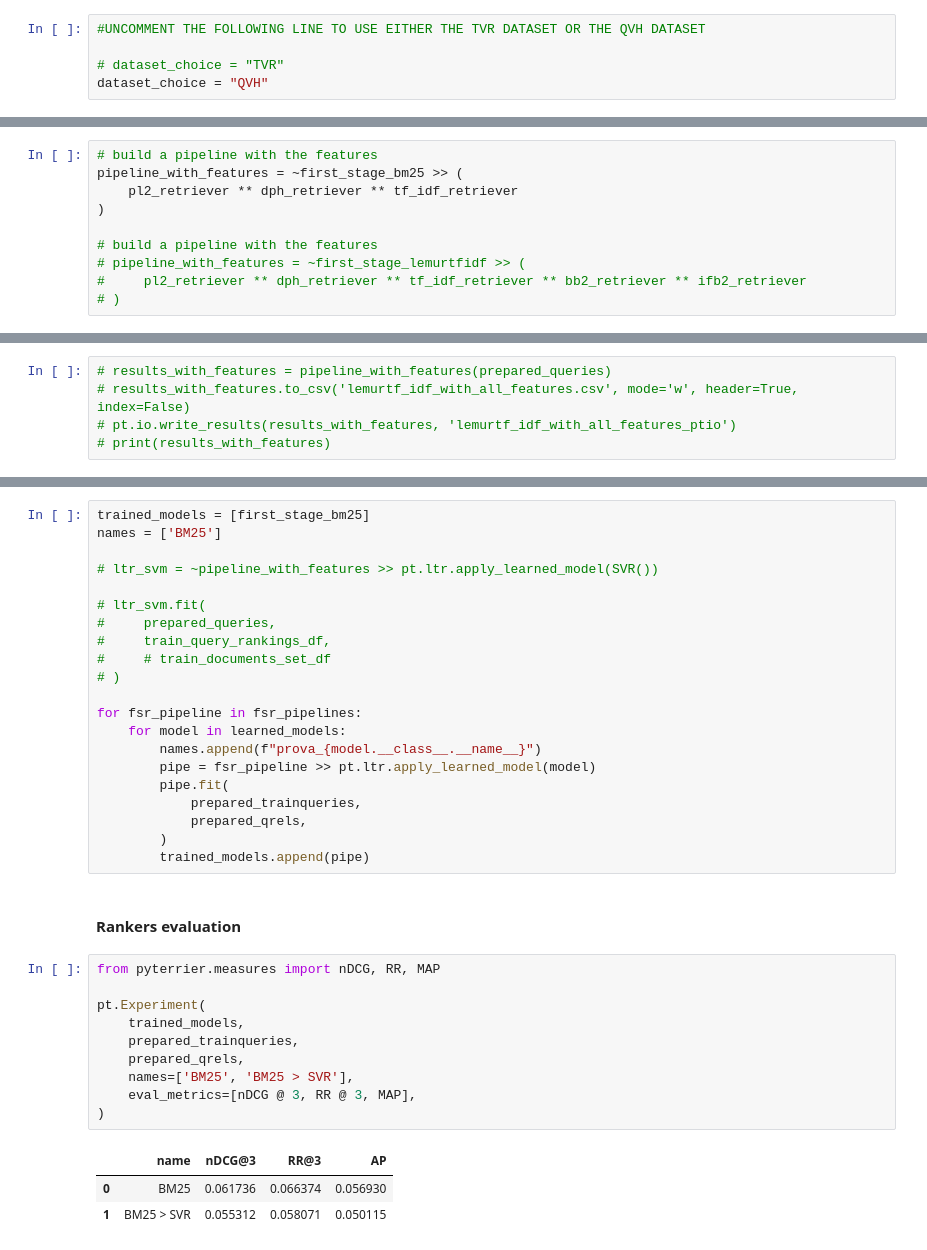
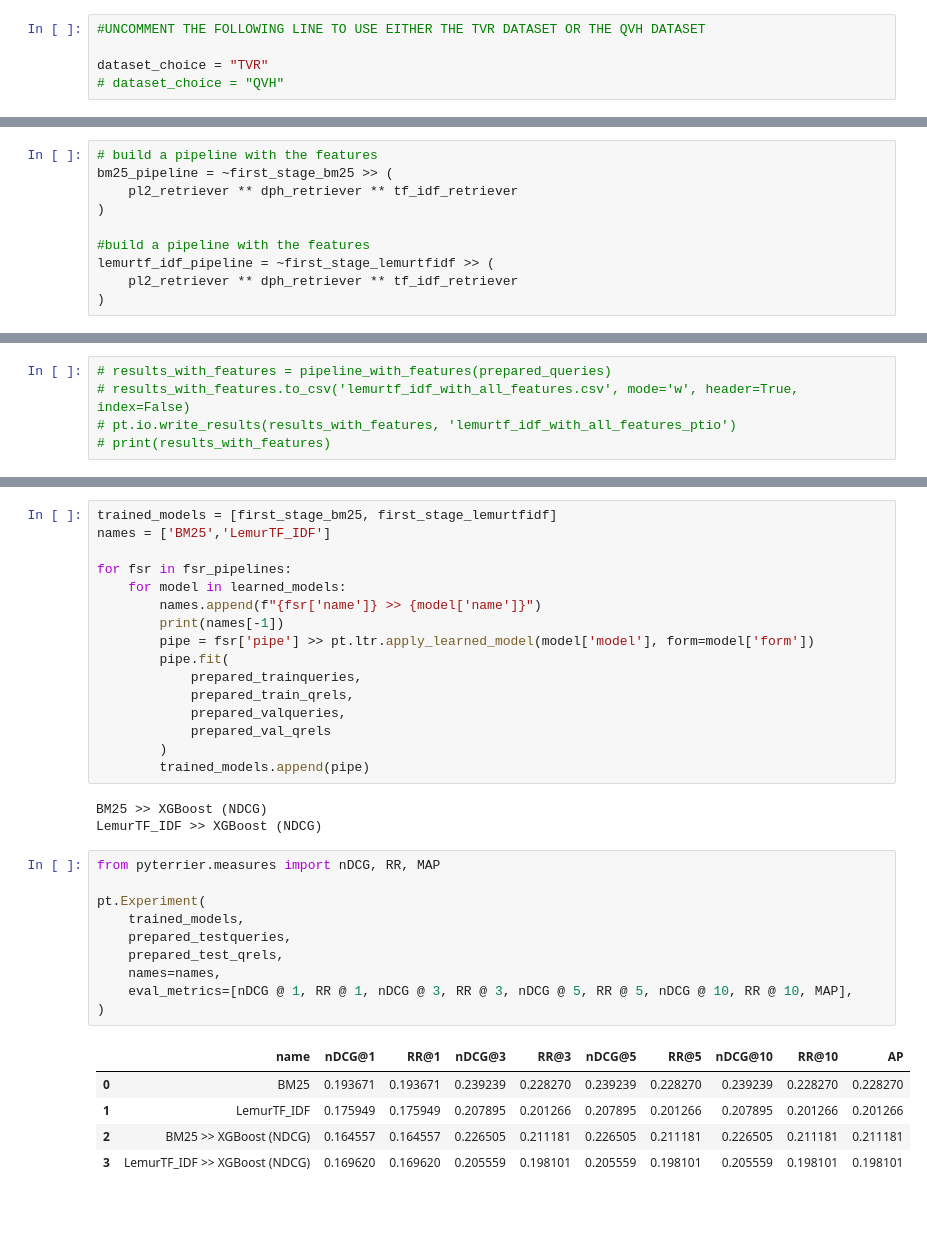
Before and after one commit to TheEmotionalProgrammer/moment_retrieval, a Jupyter notebook: project.ipynb, the cells around one changed output, grey strips where cells are left out. Drawn from its saved outputs; the diff is of its cells as text; blank space fills up the shorter version.

```diff
--- a/project.ipynb
+++ b/project.ipynb
@@ -29,8 +29,8 @@ import random
 # %%
 #UNCOMMENT THE FOLLOWING LINE TO USE EITHER THE TVR DATASET OR THE QVH DATASET
 
-# dataset_choice = "TVR"
-dataset_choice = "QVH"
+dataset_choice = "TVR"
+# dataset_choice = "QVH"
 # %%
 # Paths to JSONL files on Colab
 # jsonl_train_path = '/content/drive/MyDrive/IR/text_data/tvr_train_release.jsonl'
@@ -291,14 +291,14 @@ tf_idf_retriever = pt.BatchRetrieve(indexed, wmodel="TF_IDF")
 # ifb2_retriever = pt.BatchRetrieve(indexed, wmodel="IFB2")
 # %%
 # build a pipeline with the features
-pipeline_with_features = ~first_stage_bm25 >> (
+bm25_pipeline = ~first_stage_bm25 >> (
     pl2_retriever ** dph_retriever ** tf_idf_retriever
 )
 
-# build a pipeline with the features
-# pipeline_with_features = ~first_stage_lemurtfidf >> (
-#     pl2_retriever ** dph_retriever ** tf_idf_retriever ** bb2_retriever ** ifb2_retriever
-# )
+#build a pipeline with the features
+lemurtf_idf_pipeline = ~first_stage_lemurtfidf >> (
+    pl2_retriever ** dph_retriever ** tf_idf_retriever
+)
 # %%
 # Prepare the queries for the pipeline, remove special characters and extra spaces
 prepared_trainqueries = queries_train_df
@@ -358,37 +411,35 @@ learned_models = [
 # %%
-trained_models = [first_stage_bm25]
-names = ['BM25']
+trained_models = [first_stage_bm25, first_stage_lemurtfidf]
+names = ['BM25','LemurTF_IDF']
 
-# ltr_svm = ~pipeline_with_features >> pt.ltr.apply_learned_model(SVR())
-
-# ltr_svm.fit(
-#     prepared_queries,
-#     train_query_rankings_df,
-#     # train_documents_set_df
-# )
-
-for fsr_pipeline in fsr_pipelines:
+for fsr in fsr_pipelines:
     for model in learned_models:
-        names.append(f"prova_{model.__class__.__name__}")
-        pipe = fsr_pipeline >> pt.ltr.apply_learned_model(model)
+        names.append(f"{fsr['name']} >> {model['name']}")
+        print(names[-1])
+        pipe = fsr['pipe'] >> pt.ltr.apply_learned_model(model['model'], form=model['form'])
         pipe.fit(
             prepared_trainqueries,
-            prepared_qrels,
+            prepared_train_qrels,
+            prepared_valqueries,
+            prepared_val_qrels
         )
         trained_models.append(pipe)
+# %% [output]
+BM25 >> XGBoost (NDCG)
+LemurTF_IDF >> XGBoost (NDCG)
-# %% [markdown]
-#### Rankers evaluation
 # %%
 from pyterrier.measures import nDCG, RR, MAP
 
 pt.Experiment(
     trained_models,
-    prepared_trainqueries,
-    prepared_qrels,
-    names=['BM25', 'BM25 > SVR'],
-    eval_metrics=[nDCG @ 3, RR @ 3, MAP],
+    prepared_testqueries,
+    prepared_test_qrels,
+    names=names,
+    eval_metrics=[nDCG @ 1, RR @ 1, nDCG @ 3, RR @ 3, nDCG @ 5, RR @ 5, nDCG @ 10, RR @ 10, MAP],
 )
 # %% [output]
-|  | name | nDCG@3 | RR@3 | AP |
-| 0 | BM25 | 0.061736 | 0.066374 | 0.056930 |
-| 1 | BM25 > SVR | 0.055312 | 0.058071 | 0.050115 |
+|  | name | nDCG@1 | RR@1 | nDCG@3 | RR@3 | nDCG@5 | RR@5 | nDCG@10 | RR@10 | AP |
+| 0 | BM25 | 0.193671 | 0.193671 | 0.239239 | 0.228270 | 0.239239 | 0.228270 | 0.239239 | 0.228270 | 0.228270 |
+| 1 | LemurTF_IDF | 0.175949 | 0.175949 | 0.207895 | 0.201266 | 0.207895 | 0.201266 | 0.207895 | 0.201266 | 0.201266 |
+| 2 | BM25 >> XGBoost (NDCG) | 0.164557 | 0.164557 | 0.226505 | 0.211181 | 0.226505 | 0.211181 | 0.226505 | 0.211181 | 0.211181 |
+| 3 | LemurTF_IDF >> XGBoost (NDCG) | 0.169620 | 0.169620 | 0.205559 | 0.198101 | 0.205559 | 0.198101 | 0.205559 | 0.198101 | 0.198101 |
```
Also changed, not shown: parts of 11 cells of this notebook.
